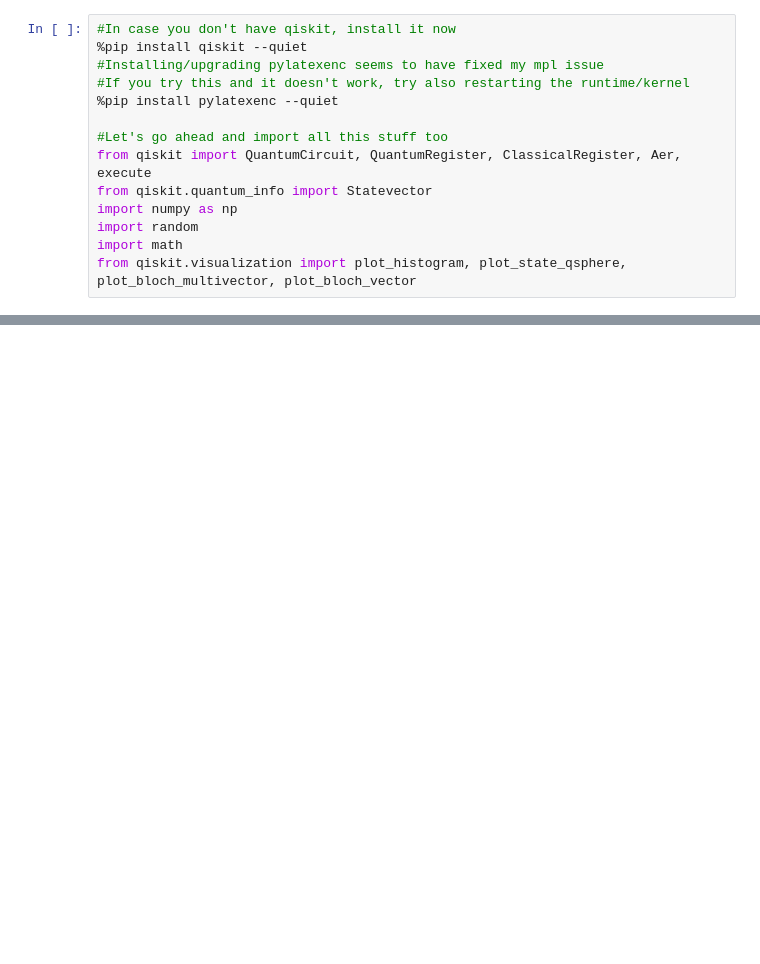
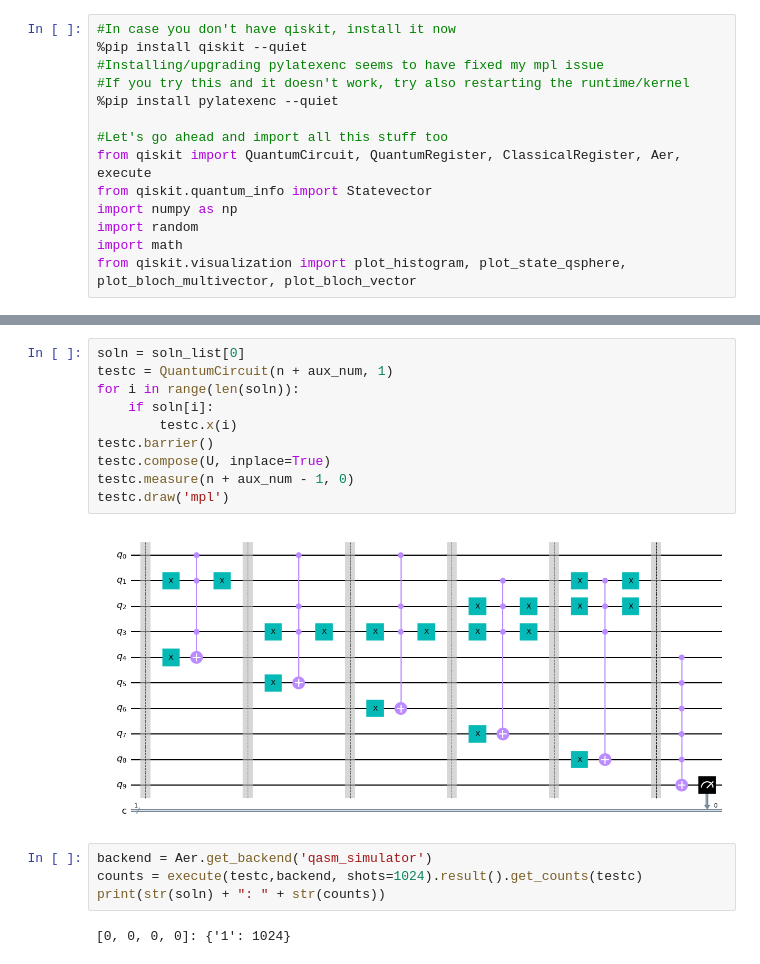
Before and after one commit to curry2736/cs378-quantum-final-proj, a Jupyter notebook: Final_Project_SAT_refactored.ipynb, the cells around one changed output, grey strips where cells are left out. Drawn from its saved outputs; the diff is of its cells as text; blank space fills up the shorter version.

```diff
--- a/Final_Project_SAT_refactored.ipynb
+++ b/Final_Project_SAT_refactored.ipynb
@@ -142,0 +158,18 @@ plot_histogram(counts)
+# %%
+soln = soln_list[0]
+testc = QuantumCircuit(n + aux_num, 1)
+for i in range(len(soln)):
+    if soln[i]:
+        testc.x(i)
+testc.barrier()
+testc.compose(U, inplace=True)
+testc.measure(n + aux_num - 1, 0)
+testc.draw('mpl')
+# %% [output]
+[figure, added]
+# %%
+backend = Aer.get_backend('qasm_simulator')
+counts = execute(testc,backend, shots=1024).result().get_counts(testc)
+print(str(soln) + ": " + str(counts))
+# %% [output]
+[0, 0, 0, 0]: {'1': 1024}
```
Also changed, not shown: parts of 6 cells of this notebook.
